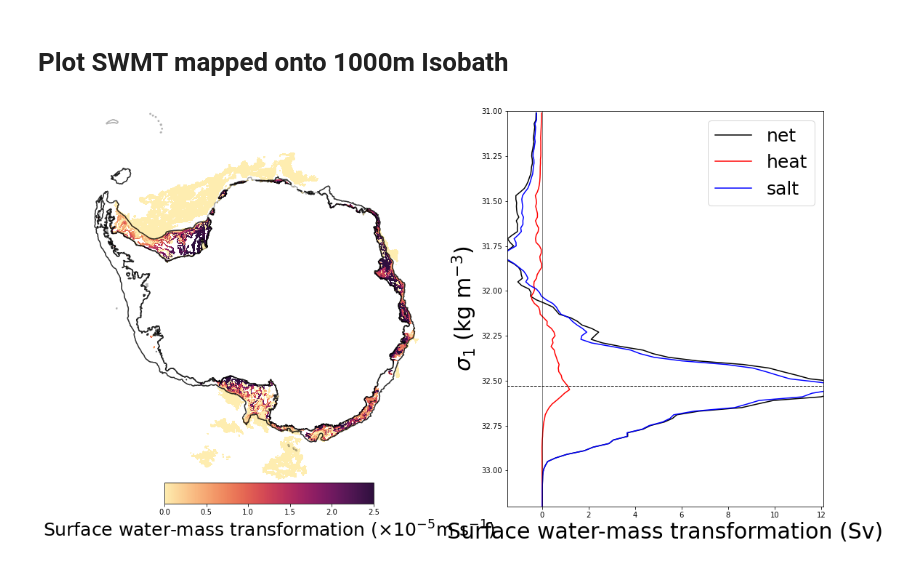
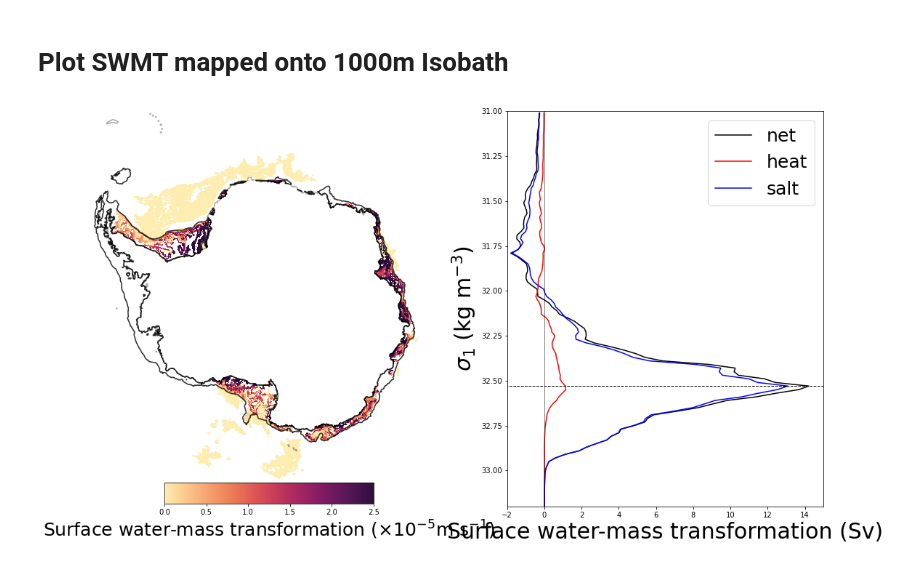
Before and after one commit to COSIMA/mom6-diagnostics, a Jupyter notebook: SWMT.ipynb, the cells around one changed output. Drawn from its saved outputs; the diff is of its cells as text; code cells hidden in the pictures.

Commit message:
checking SWMT calculation

```diff
--- a/SWMT.ipynb
+++ b/SWMT.ipynb
@@ -36,0 +24,4 @@ Indexing experiment: mom6-panan
+# %%
+db='/g/data/x77/amh157/PanAnt/panant.db'
+session=cc.database.create_session(db)
+expts = ['panant-v2','panant-hycom1','panant-v3','panant-hycom1-v2']
@@ -37,15 +33,16 @@ Indexing experiment: mom6-panan
 # %% [markdown]
  # First half of function - reading in and processing data
+# %%
+outpath = './SWMT_temp' ## Set a path to dump data and make plots
+
+expt = 'panant-hycom1-v2'
+
+lat_north = -59
+n = None
+start_time , end_time = "1992-01" , "1992-12"
+time_slice = slice(start_time,end_time)
+lat_slice = slice(-90,lat_north)
 # %%
-outpath = '/scratch/v45/ab8992/mom6/SWMT_temp' ## Set a path to dump data and make plots
-
-
-lat_north = -59
-n = None
-start_time , end_time = "1992-01" , "1992-12"
-time_slice = slice(start_time,end_time)
-lat_slice = slice(-90,lat_north)
-
 # GET MOM6 VARIABLES
 SST = cc.querying.getvar(expt,'tos',session,ncfile='ocean_daily.nc')
 
@@ -58,17 +55,10 @@ net_surface_heating = net_surface_heating.sel(time=time_slice, yh=lat_slice)
 # pme_river = cc.querying.getvar(expt,'PRCmE',session,ncfile='ocean_daily.nc') # mass flux of precip - evap + river
 pme_river = cc.querying.getvar(expt,'wfo',session,ncfile='ocean_month.nc') # mass flux of precip - evap + river
 
-
-
 ## slice for time and latitudinal constraints
-
 SST = SST.sel(time=time_slice, yh=lat_slice)
 SSS_PSU = SSS_PSU.sel(time=time_slice, yh=lat_slice)
 pme_river = pme_river.sel(time=time_slice, yh=lat_slice)
-#     sfc_hflux_from_runoff = sfc_hflux_from_runoff.sel(time=time_slice, yh=lat_slice)
-#     sfc_hflux_coupler = sfc_hflux_coupler.sel(time=time_slice, yh=lat_slice)
-#     sfc_hflux_pme = sfc_hflux_pme.sel(time=time_slice, yh=lat_slice)
-#     frazil_3d_int_z = frazil_3d_int_z.sel(time=time_slice, yh=lat_slice)
 
 ## CONVERT TO MONTHLY
 SST = SST.resample(time = "1M").mean("time")
@@ -92,13 +82,7 @@ else:
     months_offset_noleap = months_standard_noleap
 
 days_per_month = xr.DataArray(np.tile(months_offset_noleap, n_years), coords = [time_monthly], dims = ['time'], name = 'days per month')
-## compute net surface heat flux from its component terms
-#     net_surface_heating = sfc_hflux_from_runoff+ sfc_hflux_coupler+ sfc_hflux_pme+ frazil_3d_int_z # W/m2
-## now I use some TEOS-10 gsw functions to compute absolute salinity, then potential density fields
-## these are numpy functions, if you have memory errors this is a good step to check (though I have found
-## this works on the VDI for 0.1 degree data, might be issues for very long time periods)
 depth = -0.541281 # st_ocean value of the uppermost cell
-# depth_tile = (yh*0+1)*depth
 # %% [markdown]
 # Second half of function - unit conversions and Isopycnal Binning
 # %%
@@ -345,32 +330,32 @@ ax.contour(xh, yh,land_mask, [0, 1],
 ax.contour(shelf_mask.xh, shelf_mask.yh, shelf_mask, [0, 1],
            colors='k', alpha =0.8, transform = ccrs.PlateCarree())
 
 norm = col.Normalize(vmin=0, vmax=2.5)
 
 plot_swmt = ax.pcolormesh(swmt_xt, swmt_yt, shelf_subduction_plot,
                           vmin=0, vmax=2.5, cmap=cmo.matter,transform=ccrs.PlateCarree())
 
 theta = np.linspace(0, 2*np.pi, 100)
 center, radius = [0.5, 0.5], 0.5
 verts = np.vstack([np.sin(theta), np.cos(theta)]).T
 circle = mpath.Path(verts * radius + center)
 #ax.set_boundary(circle, transform=ax.transAxes)
 ax.set_extent([-180, 180, -90, -59], ccrs.PlateCarree())
 ax.outline_patch.set_visible(False)
 
 cax = fig.add_axes([0.27, 0.13, 0.2, 0.04])
 cbar=plt.colorbar(plot_swmt, cax=cax, orientation='horizontal', shrink = 0.5, ticks = [0, 0.5, 1, 1.5, 2, 2.5, 3])
 cbar.set_label(r'Surface water-mass transformation ($\times 10^{-5}$m s$^{-1}$)', fontsize = 25)
 
 ax1.plot(swmt_shelf_sum,isopycnal_bin_mid, color = 'k',label='net')
 ax1.plot(heat_shelf_sum,isopycnal_bin_mid, color = 'r',label='heat')
 ax1.plot(salt_shelf_sum,isopycnal_bin_mid, color = 'b',label='salt')
 ax1.plot([0, 0],[31, 33.2], 'k', linewidth=0.5)
 ax1.plot([-5, 15],[max_transformation_density, max_transformation_density],'k--', linewidth=1)
 ax1.set_ylim((33.2, 31))
-ax1.set_xlim((-1.5, 12.1))
+ax1.set_xlim((-2, 15))
 ax1.set_ylabel(r'$\sigma_{1}$ (kg m$^{-3}$)', fontsize = 30)
 ax1.set_xlabel('Surface water-mass transformation (Sv)', fontsize = 30)
 ax1.legend(loc=1, fontsize = 25);
 # %% [output]
-[figure, old version]
+[figure, new version]
```
Also changed, not shown: parts of 8 cells of this notebook.
